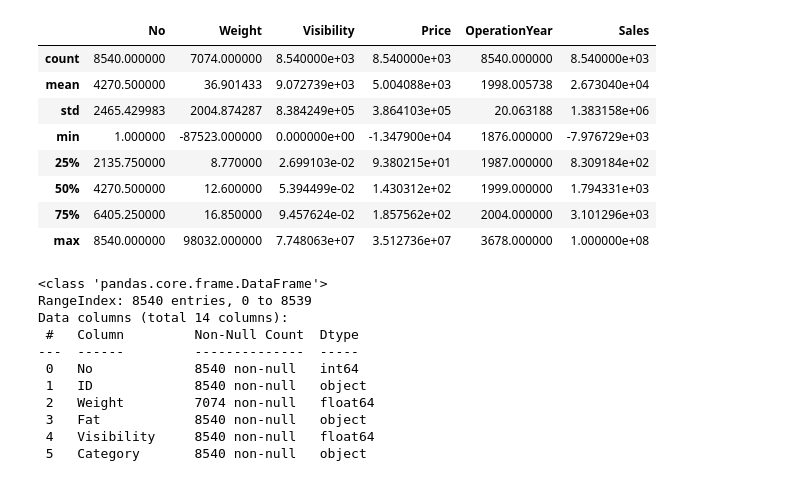
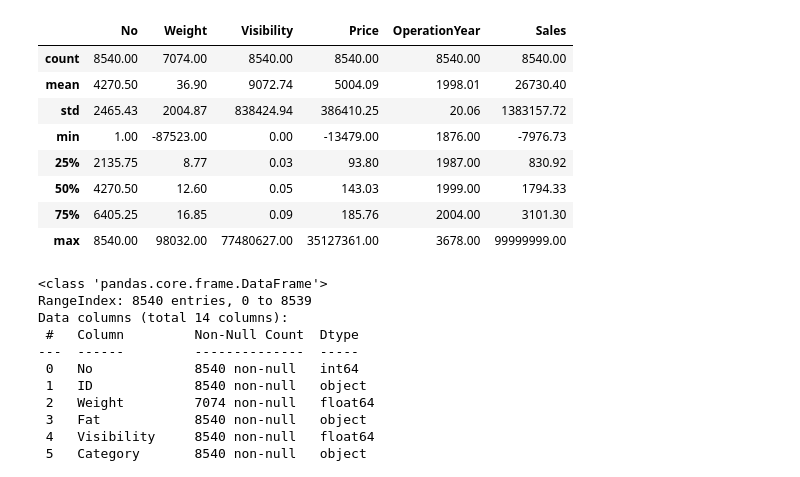
Before and after one commit to simran2104/retail-sales-prediction, a Jupyter notebook: sales_prediction-model.ipynb, the cells around one changed output. Saved outputs shown, nothing was run; the diff lists cells and outputs as text; code cells hidden in the pictures.

```diff
--- a/sales_prediction-model.ipynb
+++ b/sales_prediction-model.ipynb
@@ -22,15 +24,16 @@ df.sample(10)
 # %%
+pd.set_option("display.float_format", "{:.2f}".format)
 df.describe()
 # %% [output]
 |  | No | Weight | Visibility | Price | OperationYear | Sales |
-| count | 8540.000000 | 7074.000000 | 8.540000e+03 | 8.540000e+03 | 8540.000000 | 8.540000e+03 |
-| mean | 4270.500000 | 36.901433 | 9.072739e+03 | 5.004088e+03 | 1998.005738 | 2.673040e+04 |
-| std | 2465.429983 | 2004.874287 | 8.384249e+05 | 3.864103e+05 | 20.063188 | 1.383158e+06 |
-| min | 1.000000 | -87523.000000 | 0.000000e+00 | -1.347900e+04 | 1876.000000 | -7.976729e+03 |
-| 25% | 2135.750000 | 8.770000 | 2.699103e-02 | 9.380215e+01 | 1987.000000 | 8.309184e+02 |
-| 50% | 4270.500000 | 12.600000 | 5.394499e-02 | 1.430312e+02 | 1999.000000 | 1.794331e+03 |
-| 75% | 6405.250000 | 16.850000 | 9.457624e-02 | 1.857562e+02 | 2004.000000 | 3.101296e+03 |
-| max | 8540.000000 | 98032.000000 | 7.748063e+07 | 3.512736e+07 | 3678.000000 | 1.000000e+08 |
+| count | 8540.00 | 7074.00 | 8540.00 | 8540.00 | 8540.00 | 8540.00 |
+| mean | 4270.50 | 36.90 | 9072.74 | 5004.09 | 1998.01 | 26730.40 |
+| std | 2465.43 | 2004.87 | 838424.94 | 386410.25 | 20.06 | 1383157.72 |
+| min | 1.00 | -87523.00 | 0.00 | -13479.00 | 1876.00 | -7976.73 |
+| 25% | 2135.75 | 8.77 | 0.03 | 93.80 | 1987.00 | 830.92 |
+| 50% | 4270.50 | 12.60 | 0.05 | 143.03 | 1999.00 | 1794.33 |
+| 75% | 6405.25 | 16.85 | 0.09 | 185.76 | 2004.00 | 3101.30 |
+| max | 8540.00 | 98032.00 | 77480627.00 | 35127361.00 | 3678.00 | 99999999.00 |
 # %%
 df.info()
 # %% [output]
```
Also changed, not shown: parts of 91 cells of this notebook.
